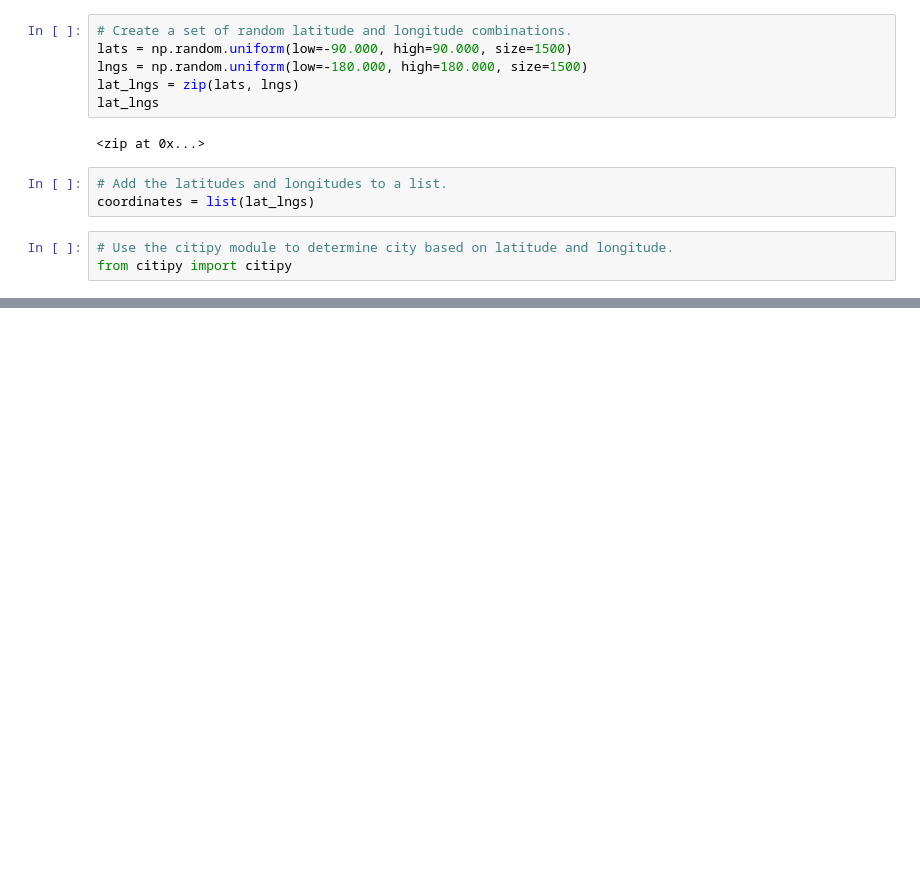
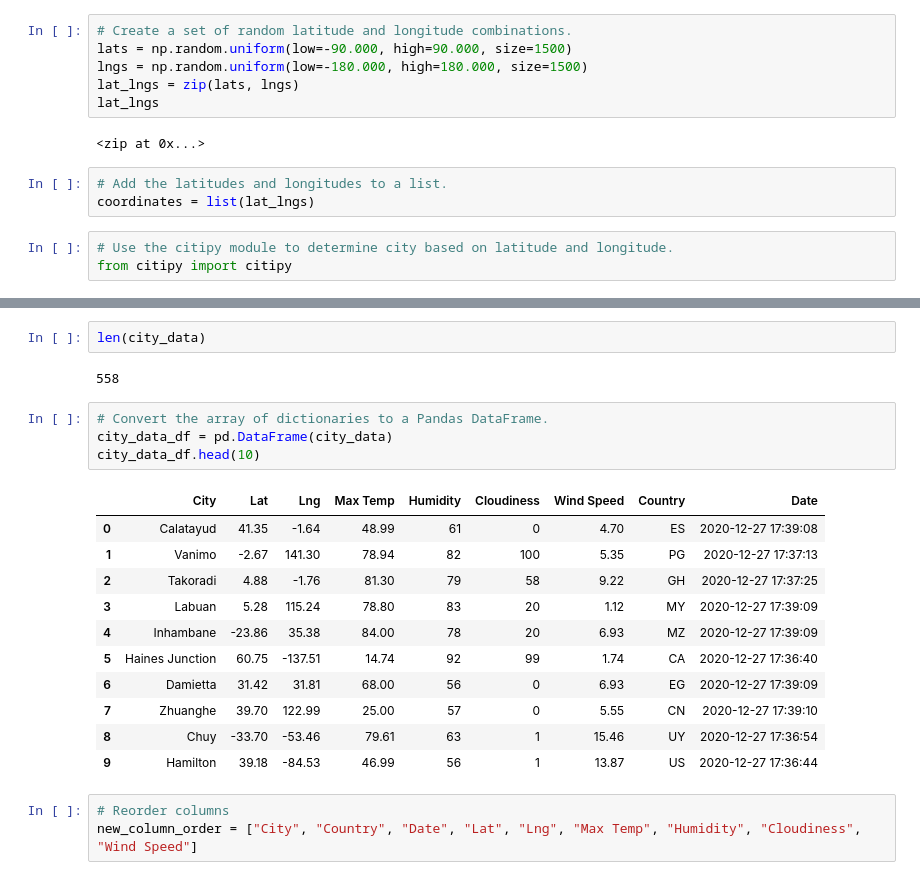
Before and after one commit to flowersmichael/World_Weather_Analysis, a Jupyter notebook: WeatherPy.ipynb, the cells around one changed output, grey strips where cells are left out. Cells and saved outputs as stored; diff of their text form; blank space fills up the shorter version.

```diff
--- a/WeatherPy.ipynb
+++ b/WeatherPy.ipynb
@@ -61,0 +126,23 @@ len(cities)
+# %%
+len(city_data)
+# %% [output]
+558
+# %%
+# Convert the array of dictionaries to a Pandas DataFrame.
+city_data_df = pd.DataFrame(city_data)
+city_data_df.head(10)
+# %% [output]
+|  | City | Lat | Lng | Max Temp | Humidity | Cloudiness | Wind Speed | Country | Date |
+| 0 | Calatayud | 41.35 | -1.64 | 48.99 | 61 | 0 | 4.70 | ES | 2020-12-27 17:39:08 |
+| 1 | Vanimo | -2.67 | 141.30 | 78.94 | 82 | 100 | 5.35 | PG | 2020-12-27 17:37:13 |
+| 2 | Takoradi | 4.88 | -1.76 | 81.30 | 79 | 58 | 9.22 | GH | 2020-12-27 17:37:25 |
+| 3 | Labuan | 5.28 | 115.24 | 78.80 | 83 | 20 | 1.12 | MY | 2020-12-27 17:39:09 |
+| 4 | Inhambane | -23.86 | 35.38 | 84.00 | 78 | 20 | 6.93 | MZ | 2020-12-27 17:39:09 |
+| 5 | Haines Junction | 60.75 | -137.51 | 14.74 | 92 | 99 | 1.74 | CA | 2020-12-27 17:36:40 |
+| 6 | Damietta | 31.42 | 31.81 | 68.00 | 56 | 0 | 6.93 | EG | 2020-12-27 17:39:09 |
+| 7 | Zhuanghe | 39.70 | 122.99 | 25.00 | 57 | 0 | 5.55 | CN | 2020-12-27 17:39:10 |
+| 8 | Chuy | -33.70 | -53.46 | 79.61 | 63 | 1 | 15.46 | UY | 2020-12-27 17:36:54 |
+| 9 | Hamilton | 39.18 | -84.53 | 46.99 | 56 | 1 | 13.87 | US | 2020-12-27 17:36:44 |
+# %%
+# Reorder columns
+new_column_order = ["City", "Country", "Date", "Lat", "Lng", "Max Temp", "Humidity", "Cloudiness", "Wind Speed"]
```
Also changed, not shown: parts of 8 cells of this notebook, 3 other files.
